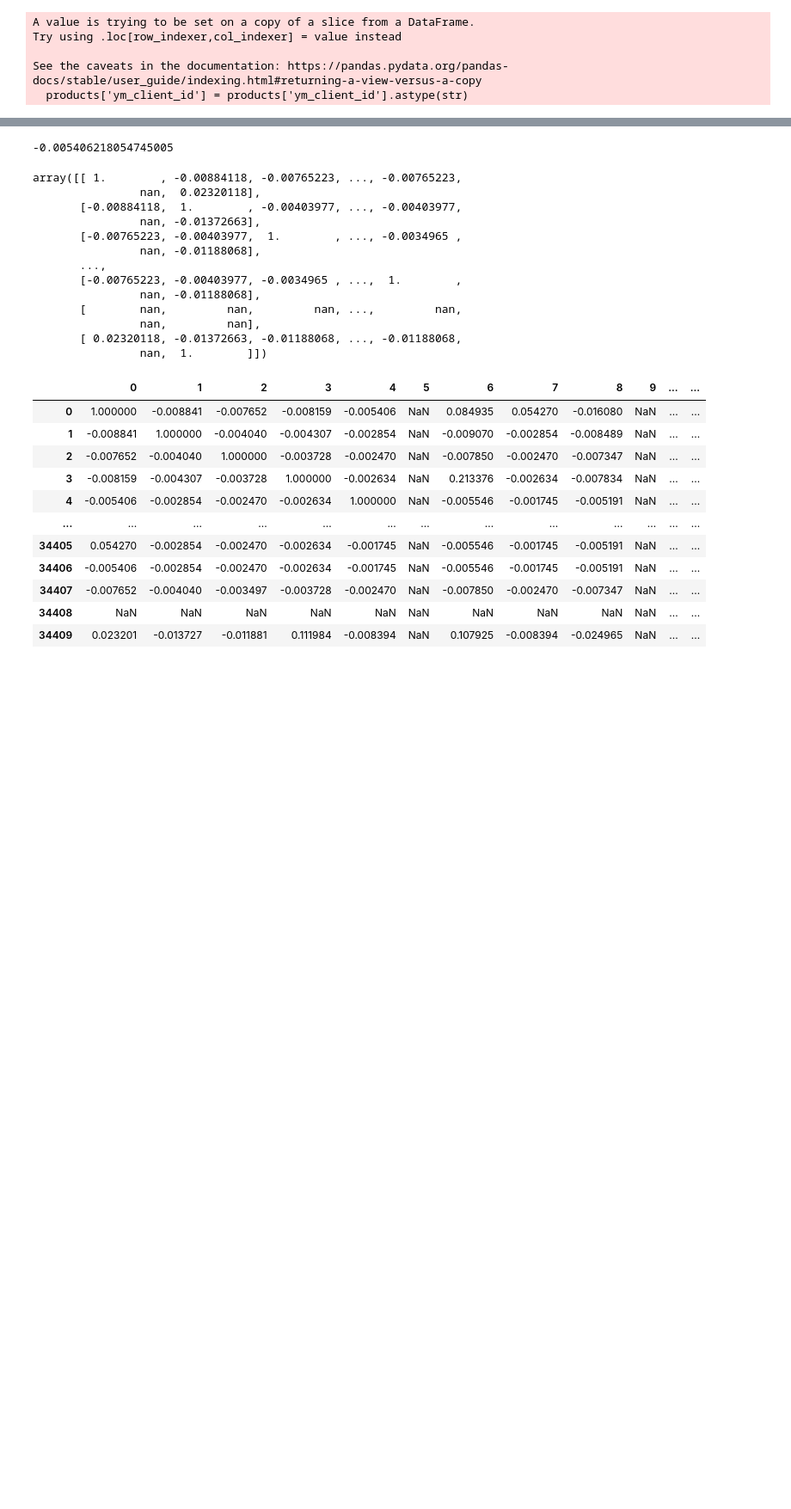
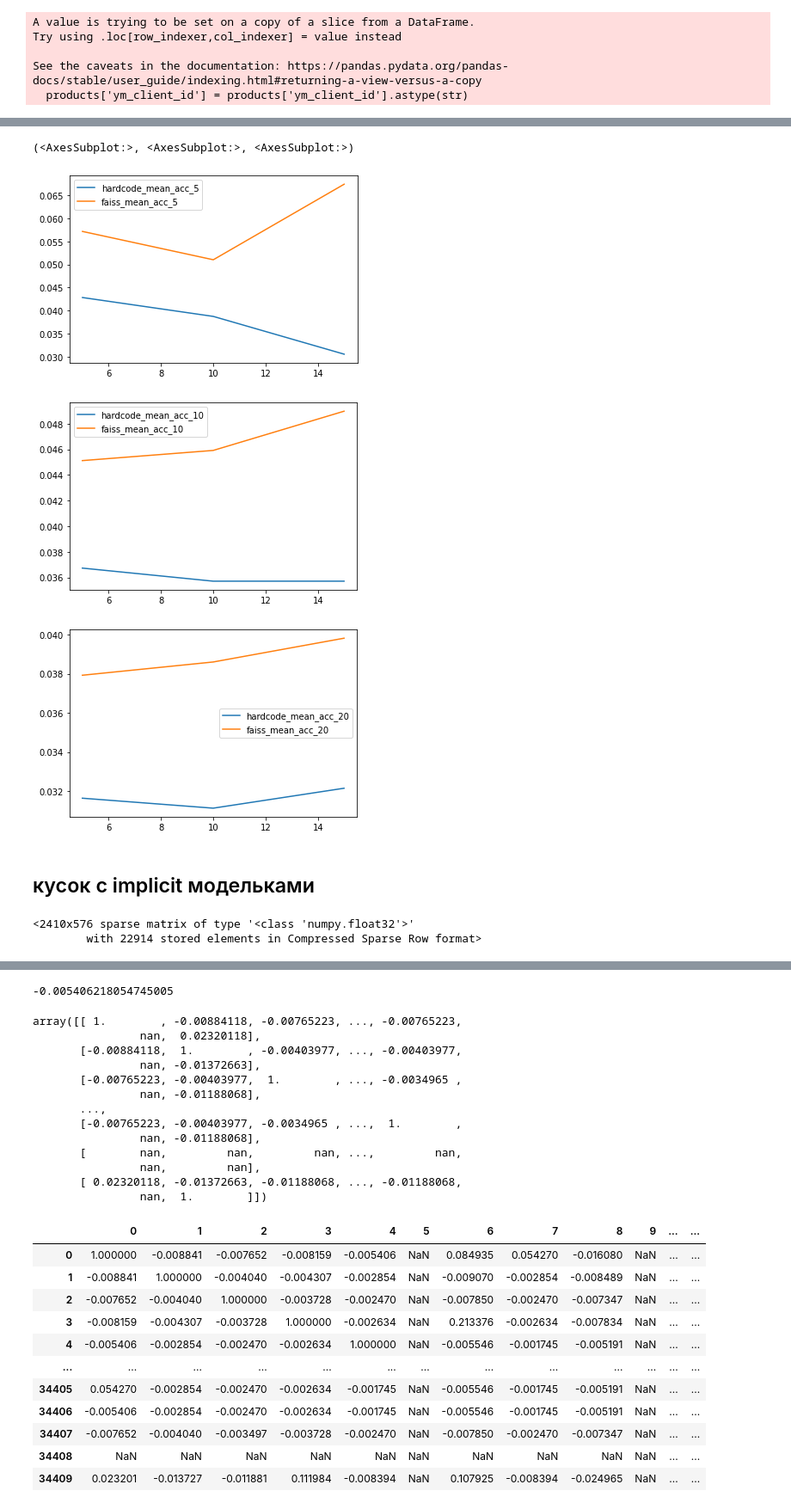
Before and after one commit to salamoslam/recommendations, a Jupyter notebook: notebooks/collaborative_filtration.ipynb, the cells around one changed output, grey strips where cells are left out. Shown at 86% size. Cells and saved outputs as stored; diff of their text form; code cells hidden in the pictures; blank space fills up the shorter version.

```diff
--- a/notebooks/collaborative_filtration.ipynb
+++ b/notebooks/collaborative_filtration.ipynb
@@ -19,0 +379,28 @@ item_user = pref_matrix.drop(columns=['id_s','item_total'], index = ['user_total
+# %%
+k_s = [5,10,20]
+results_faiss = pd.DataFrame(columns = [f'faiss_mean_acc_{k_s[0]}', f'faiss_max_acc_{k_s[0]}', f'faiss_mean_acc_{k_s[1]}', f'faiss_max_acc_{k_s[1]}', f'faiss_mean_acc_{k_s[2]}', f'faiss_max_acc_{k_s[2]}'])
+results_hardcode = pd.DataFrame(columns = [f'hardcode_mean_acc_{k_s[0]}', f'hardcode_max_acc_{k_s[0]}',f'hardcode_mean_acc_{k_s[1]}', f'hardcode_max_acc_{k_s[1]}',f'hardcode_mean_acc_{k_s[2]}', f'hardcode_max_acc_{k_s[2]}'])
+metric = 'euclid'
+for method in ['hardcode','faiss']:
+    for k in tqdm([5,10,15], leave = True):
+        user_dict = recommend_NN(user_item_old_cut,user_item_diff.index, metric = metric, k = k, method=method)
+        if method == 'hardcode':
+            a = precision_at_k(user_item_diff, user_dict, k_s[0]), \
+                precision_at_k(user_item_diff, user_dict, k_s[1]), \
+                precision_at_k(user_item_diff, user_dict, k_s[2])
+
+            results_hardcode.loc[k] = [i for sub in a for i in sub]
+        if method == 'faiss':
+            a = precision_at_k(user_item_diff, user_dict, k_s[0]), \
+                precision_at_k(user_item_diff, user_dict, k_s[1]), \
+                precision_at_k(user_item_diff, user_dict, k_s[2])
+
+            results_faiss.loc[k] = [i for sub in a for i in sub]
+results_2 = results_hardcode.join(results_faiss)
+# %%
+results_2.iloc[:,[0,6]].plot(), results_2.iloc[:,[2,8]].plot(), results_2.iloc[:,[4,10]].plot()
+# %% [output]
+(<AxesSubplot:>, <AxesSubplot:>, <AxesSubplot:>)
+[figure, added]
+[figure, added]
+[figure, added]
@@ -19,0 +414,7 @@ item_user = pref_matrix.drop(columns=['id_s','item_total'], index = ['user_total
+# %% [markdown]
+## кусок с implicit модельками
+# %%
+csr_matrix(user_item_array)
+# %% [output]
+<2410x576 sparse matrix of type '<class 'numpy.float32'>'
+        with 22914 stored elements in Compressed Sparse Row format>
```
Also changed, not shown: parts of 34 cells of this notebook, 3 other files.
